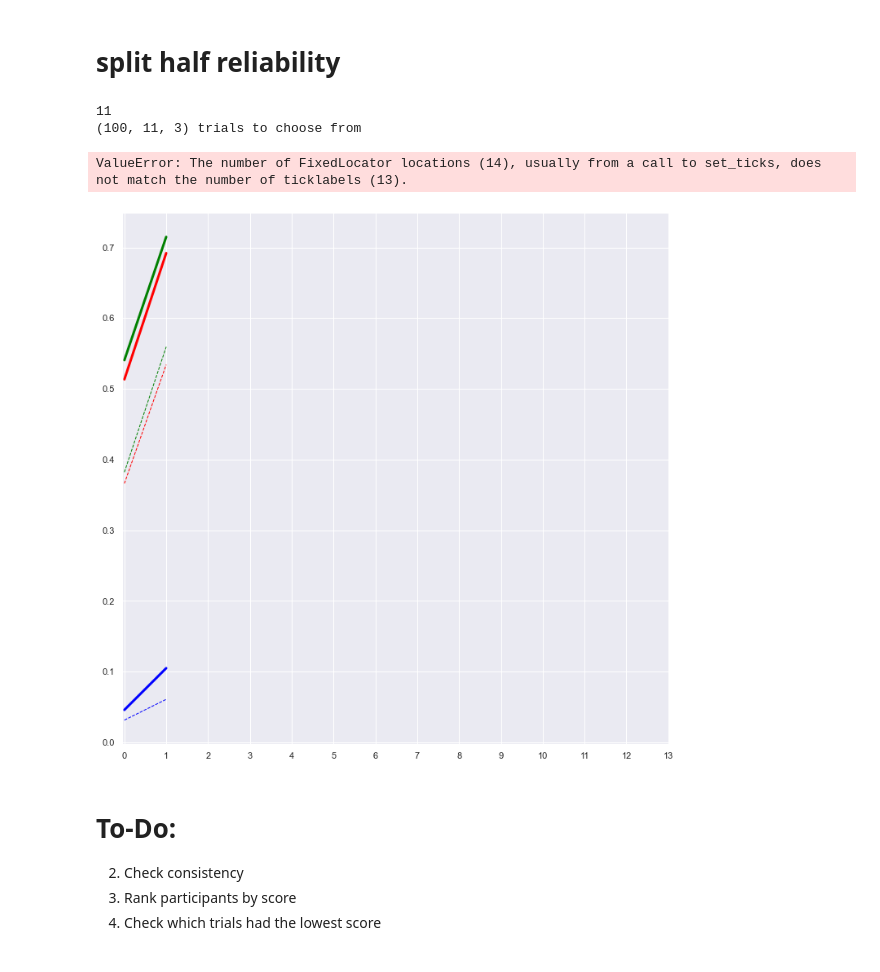
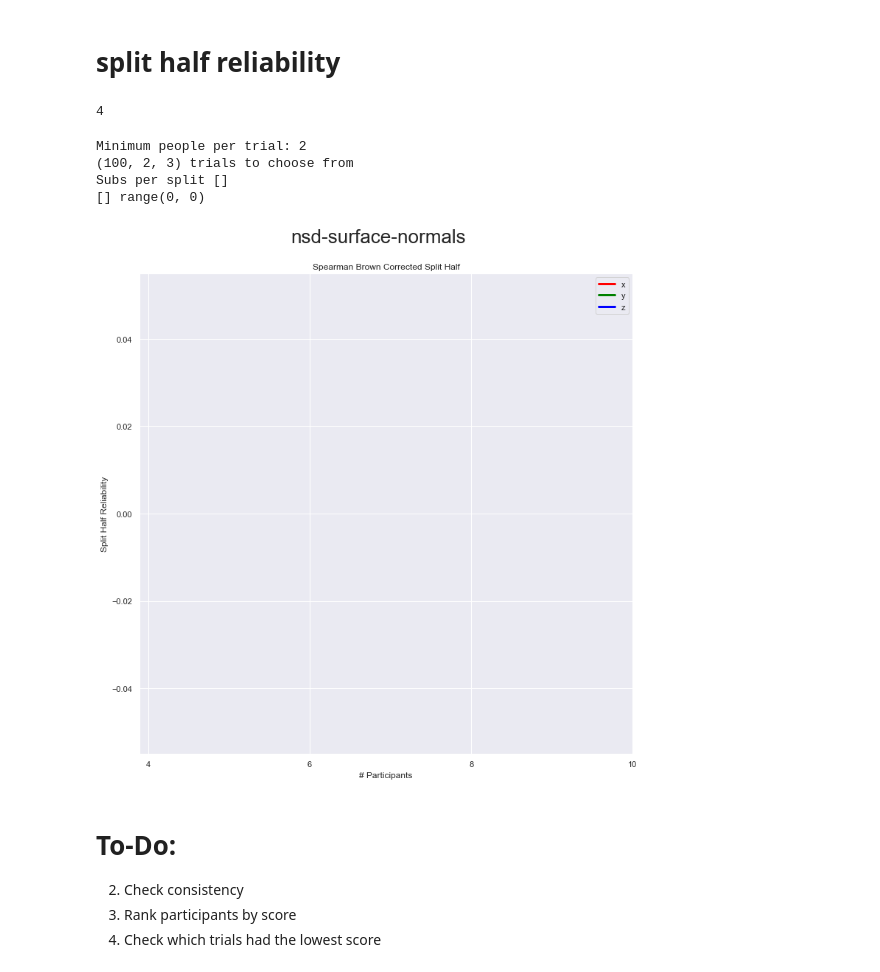
Before and after one commit to yifr/mlve, a Jupyter notebook: analysis/surface_normals_analysis.ipynb, the cells around one changed output. Drawn from its saved outputs; the diff is of its cells as text; code cells hidden in the pictures.

```diff
--- a/analysis/surface_normals_analysis.ipynb
+++ b/analysis/surface_normals_analysis.ipynb
@@ -87,8 +93,8 @@ db.list_collection_names()
 # %%
-def results_to_df():
+def results_to_df(iterName=None):
     results = []
     cursor = col.find({})
-    for document in cursor:
+    for document in tqdm(cursor):
         results.append(document)
 
     df = pd.DataFrame(results)
@@ -118,4 +134,4 @@ memory usage: 3.5+ MB
 # %%
-iterNames = ["large-scale-v1"]
-# df = df.query(f"iterationName in {iterNames}")
+iterNames = ["v2-all"]
+df = df.query(f"iterationName in {iterNames}")
 # %%
@@ -245,8 +279,10 @@ for user, rows in df.groupby("userID"):
 
     dists = [geodesic_dist(a, b) for a, b in zip(ifd, tad)]
     score = np.mean(dists)
-    if score > 1:
+    if score > 0.5:
         print(user, score)
         potential_fails.append(user)
+
+df = df[df["attentionCheck"] == False]
 print(potential_fails)
 # %% [output]
@@ -387,5 +461,11 @@ memory usage: 3.3+ MB
 # %% [markdown]
 # split half reliability
+# %%
+batch_df = df[df["batchIdx"] == batchIdx]
+batch_df = batch_df[batch_df["isDuplicate"] != True]
+len(batch_df["userID"].unique())
+# %% [output]
+4
 # %%
 # Split data by user
 # For each trial correlate half and half splits
@@ -398,74 +478,71 @@ split_num: int: number of participants to sample for each half (ie; if split_num
 
 batchIdx = 0
 def compute_split_half(batchIdx):
-    splits = 1000
     batch_df = df.loc[df["batchIdx"] == batchIdx]
+    batch_df = batch_df[batch_df["isDuplicate"] != True]
 
     # Build data table
-    trials = [np.array(x[1].values) for x in batch_df.groupby("imageURL")["indicatorFinalDirection"]]
+    trials = [np.array(x[1].values[:]) for x in batch_df.groupby("imageURL")["indicatorFinalDirection"]]
     data = []
-    min_subs_per_point = np.min([x.shape[0] for x in trials])
-    print(min_subs_per_point)
+    min_subs_per_point = np.min([len(x) for x in trials])
+    print("Minimum people per trial:", min_subs_per_point)
+
     for x in trials:
-        if x.shape[0]>70:
-            continue
-        else:
-            data.append([])
-            for y in range(min_subs_per_point):
-                data[-1].append(x[y])
+        data.append([])
+        for y in range(min_subs_per_point):
+            data[-1].append(x[y])
     data = np.array(data)
     print(f"{data.shape} trials to choose from")
 
     # Take 1000 random splits of participants
+    splits = 1000
     split_halfs = np.ndarray((splits, 3))
-    n_subs_half = min_subs_per_point//2
-    for i in range(splits):
-        inds = np.random.choice(range(min_subs_per_point), min_subs_per_point, replace=False)
-        vec0 = np.mean(data[:,inds[:n_subs_half],:], axis=1)
-        vec1 = np.mean(data[:, inds[n_subs_half:], :], axis=1)
-        for dim in range(3):
-            split_halfs[i,dim] = np.corrcoef(vec1[:,dim], vec0[:,dim])[0][1]
+    n_subs_half = min_subs_per_point // 2
 
-    subs_per_split = np.arange(2,(min_subs_per_point // 2)+1,2)
+    subs_per_split = np.arange(2,(min_subs_per_point // 2) + 1, 1)
+    print("Subs per split", subs_per_split)
     split_halfs_by_n = np.ndarray((len(subs_per_split), splits, 3))
     split_halfs_by_n_sb = np.ndarray((len(subs_per_split), splits, 3))
     for i0, n_subs_half in enumerate(subs_per_split):
         for i in range(splits):
             inds = np.random.choice(range(min_subs_per_point), int(n_subs_half*2), replace=False)
             vec0 = np.mean(data[:,inds[:n_subs_half],:], axis=1)
             vec1 = np.mean(data[:, inds[n_subs_half:], :], axis=1)
             for dim in range(3):
                 stat = np.corrcoef(vec1[:,dim], vec0[:,dim])[0][1]
                 split_halfs_by_n[i0, i, dim] = stat
                 split_halfs_by_n_sb[i0, i, dim] = (2*stat) / (1+stat)
 
-
     return split_halfs_by_n, split_halfs_by_n_sb
 
 batch_id = 0
 split_halfs_by_n, split_halfs_by_n_sb = compute_split_half(batch_id)
 fig = plt.figure(figsize=(12,12))
 cs = ["r", "g", "b"]
 dim = ["x", "y", "z"]
+n_split_halfs = len(np.mean(split_halfs_by_n, axis=1))
 for i in range(3):
     plt.plot(np.mean(split_halfs_by_n, axis=1)[:, i], lw=1, c=cs[i], ls="--", label=dim[i])
     plt.plot(np.mean(split_halfs_by_n_sb, axis=1)[:, i], lw=3, c=cs[i], label=dim[i])
 
-plt.xticks(range(min_subs_per_point // 2), 2*np.arange(2,min_subs_per_point,2))
+print( 2*np.arange(1, n_split_halfs + 1), range(n_split_halfs))
+
+plt.xticks(range(4), 2*np.arange(2, 6))
 
 handles, labels = plt.gca().get_legend_handles_labels()
 by_label = dict(zip(labels, handles))
 plt.xlabel("# Participants")
 plt.ylabel("Split Half Reliability")
 plt.legend(by_label.values(), by_label.keys())
 plt.title("Spearman Brown Corrected Split Half")
 plt.suptitle(experimentName, y=0.95)
 plt.show()
 # %% [output]
-11
-(100, 11, 3) trials to choose from
+Minimum people per trial: 2
+(100, 2, 3) trials to choose from
+Subs per split []
+[] range(0, 0)
-ValueError: The number of FixedLocator locations (14), usually from a call to set_ticks, does not match the number of ticklabels (13).
-[figure, old version]
+[figure, new version]
 # %%
 def plot_splithalf():
     fig = plt.figure(figsize=(12,8))
```
Also changed, not shown: parts of 36 cells of this notebook, 6 other files.
